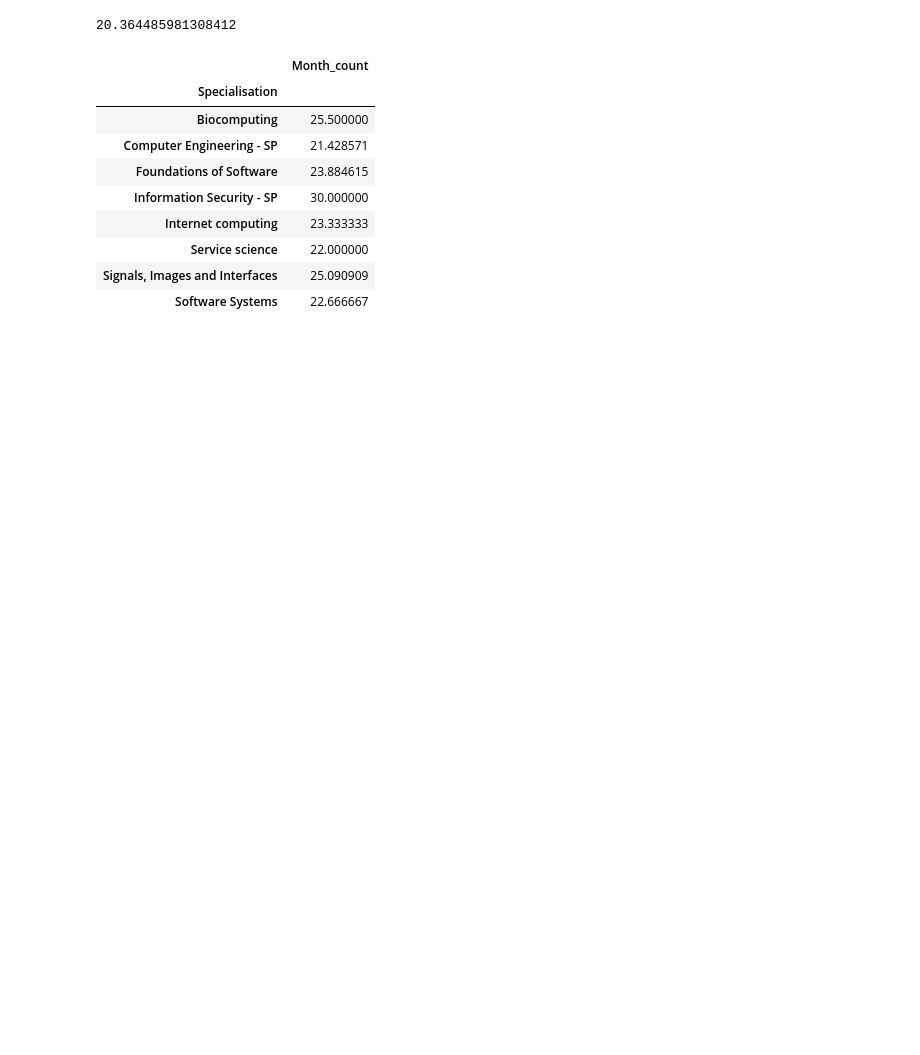
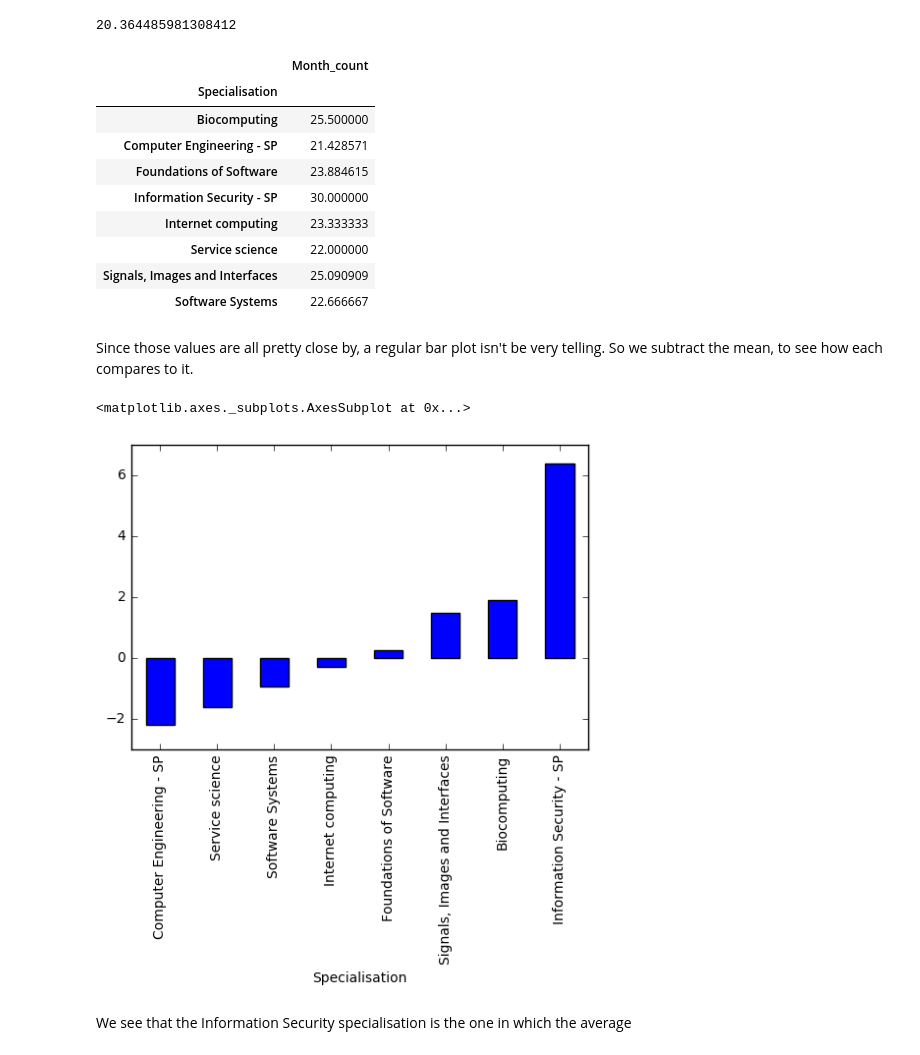
Before and after one commit to bojbilla/AdaHomeworks, a Jupyter notebook: 02 - Data from the Web/HW2.ipynb, the cells around one changed output. Cells and saved outputs as stored; diff of their text form; code cells hidden in the pictures; blank space fills up the shorter version.

Commit message:
Statistics and a chart for specialisations

```diff
--- a/02 - Data from the Web/HW2.ipynb
+++ b/02 - Data from the Web/HW2.ipynb
@@ -339,7 +339,9 @@ master_finished['Month_count'].mean()
 # %%
 # Get the people that did a Spécialisation
 spe = master_finished[(~master_finished["Specialisation"].isnull())]
-spe[['Specialisation','Month_count']].groupby('Specialisation').mean()
+#Average stay per specialisation
+spe_mean_duration = spe[['Specialisation','Month_count']].groupby('Specialisation').mean()
+spe_mean_duration
 # %% [output]
 |  | Month_count |
 | Specialisation |  |
@@ -351,3 +353,15 @@ spe[['Specialisation','Month_count']].groupby('Specialisation').mean()
 | Service science | 22.000000 |
 | Signals, Images and Interfaces | 25.090909 |
 | Software Systems | 22.666667 |
+# %% [markdown]
+Since those values are all pretty close by, a regular bar plot isn't be very telling. So we subtract the mean, to see how each compares to it.
+# %%
+#Subtract the mean
+spe_mean_duration_centered = spe_mean_duration['Month_count'].apply(lambda x: x - spe[['Month_count']].mean())
+#Sort and plot
+spe_mean_duration_centered.sort_values(by='Month_count').plot(kind='bar', legend=False)
+# %% [output]
+<matplotlib.axes._subplots.AxesSubplot at 0x...>
+[figure, added]
+# %% [markdown]
+We see that the Information Security specialisation is the one in which the average
```
Also changed, not shown: parts of 1 cell of this notebook.
